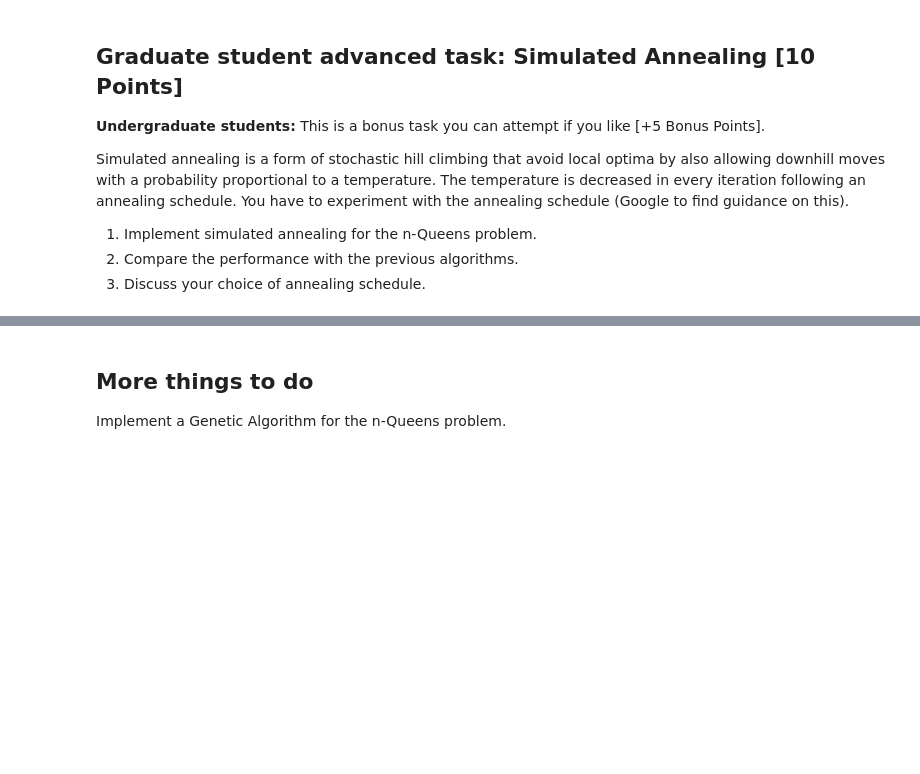
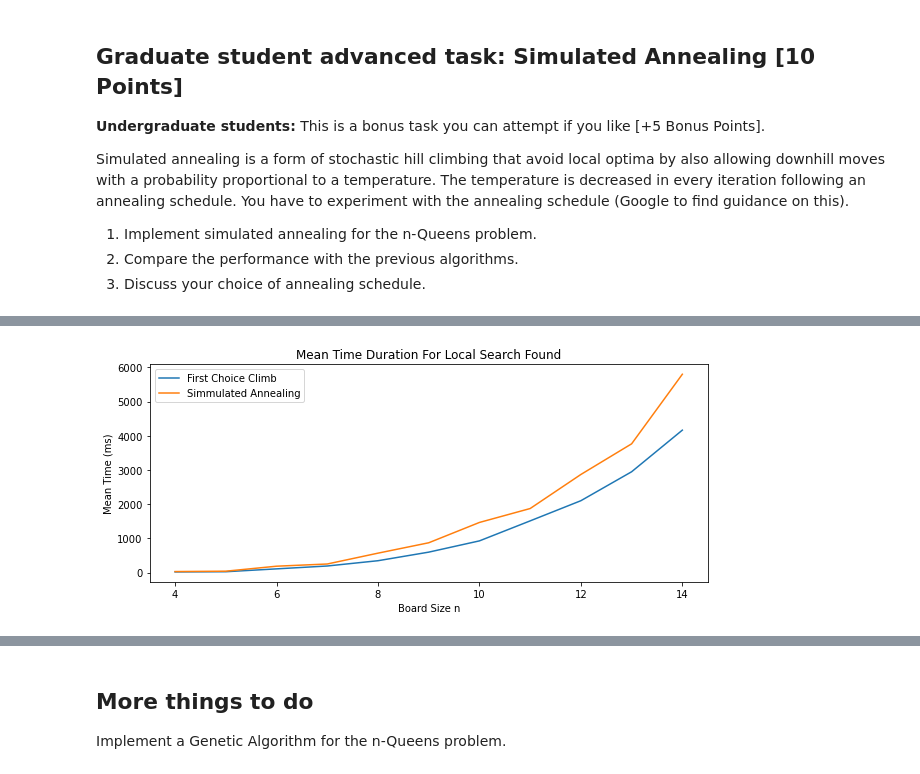
Before and after one commit to Corey23/CS7320-AI, a Jupyter notebook: Local_Search/n_queens.ipynb, the cells around one changed output, grey strips where cells are left out. Saved outputs shown, nothing was run; the diff lists cells and outputs as text; code cells hidden in the pictures; blank space fills up the shorter version.

```diff
--- a/Local_Search/n_queens.ipynb
+++ b/Local_Search/n_queens.ipynb
@@ -712,0 +815,31 @@ def Simulated_Annealing(board, max_steps = 5000, verbose = False):
+# %%
+n = 20
+total = 0
+boards = [4,5,6,7,8,9,10,11,12,13,14]
+avgObj = []
+avgTimes = []
+
+for b in boards:
+    obj = []
+    times = []
+    for j in range(n):
+        randomB = random_board(b)
+        start = time.time()
+        solve = First_Choice_Climb(randomB)
+        stop = time.time()
+        obj.append(conflicts(solve))
+        times.append((stop-start)*1e3)
+
+    avgObj.append(np.average(obj))
+    avgTimes.append(np.average(times))
+# %%
+plt.plot(allTimes["Board Size"], allTimes["First Choice Climb"], label = "First Choice Climb")
+plt.plot(boards, avgTimes, label= "Simmulated Annealing")
+plt.rcParams["figure.figsize"] = (10,6)
+plt.title("Mean Time Duration For Local Search Found")
+plt.xlabel("Board Size n")
+plt.ylabel("Mean Time (ms)")
+plt.legend(loc=2)
+plt.show()
+# %% [output]
+[figure, added]
```
Also changed, not shown: parts of 17 cells of this notebook.
